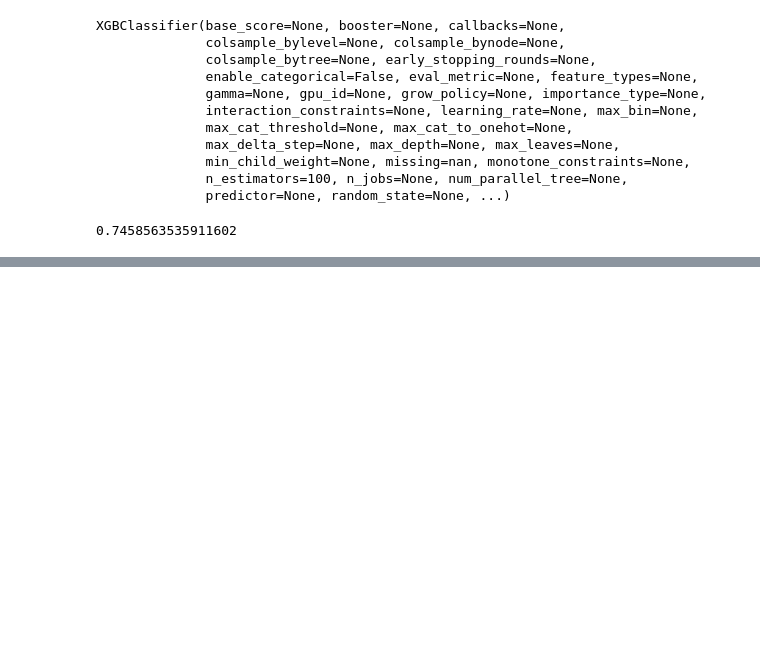
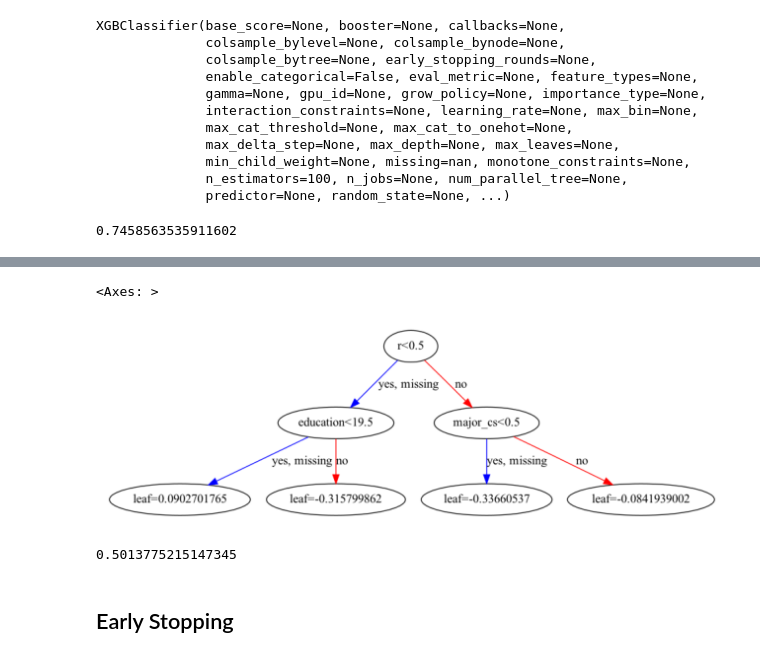
Before and after one commit to joakor89/effective_XGBoost, a Jupyter notebook: Effective XGBoost.ipynb, the cells around one changed output, grey strips where cells are left out. Drawn from its saved outputs; the diff is of its cells as text; code cells hidden in the pictures; blank space fills up the shorter version.

```diff
--- a/Effective XGBoost.ipynb
+++ b/Effective XGBoost.ipynb
@@ -1196,0 +1269,5 @@ xg_oob.score(X_test, y_test)
+# %%
+xgb.plot_tree(xg2, num_trees=1)
+# %% [output]
+<Axes: >
+[figure, added]
@@ -1196,0 +1277,6 @@ xg_oob.score(X_test, y_test)
+# %%
+inv_logit(-0.08476+0.0902701)
+# %% [output]
+0.5013775215147345
+# %% [markdown]
+## Early Stopping
```
Also changed, not shown: parts of 25 cells of this notebook.
